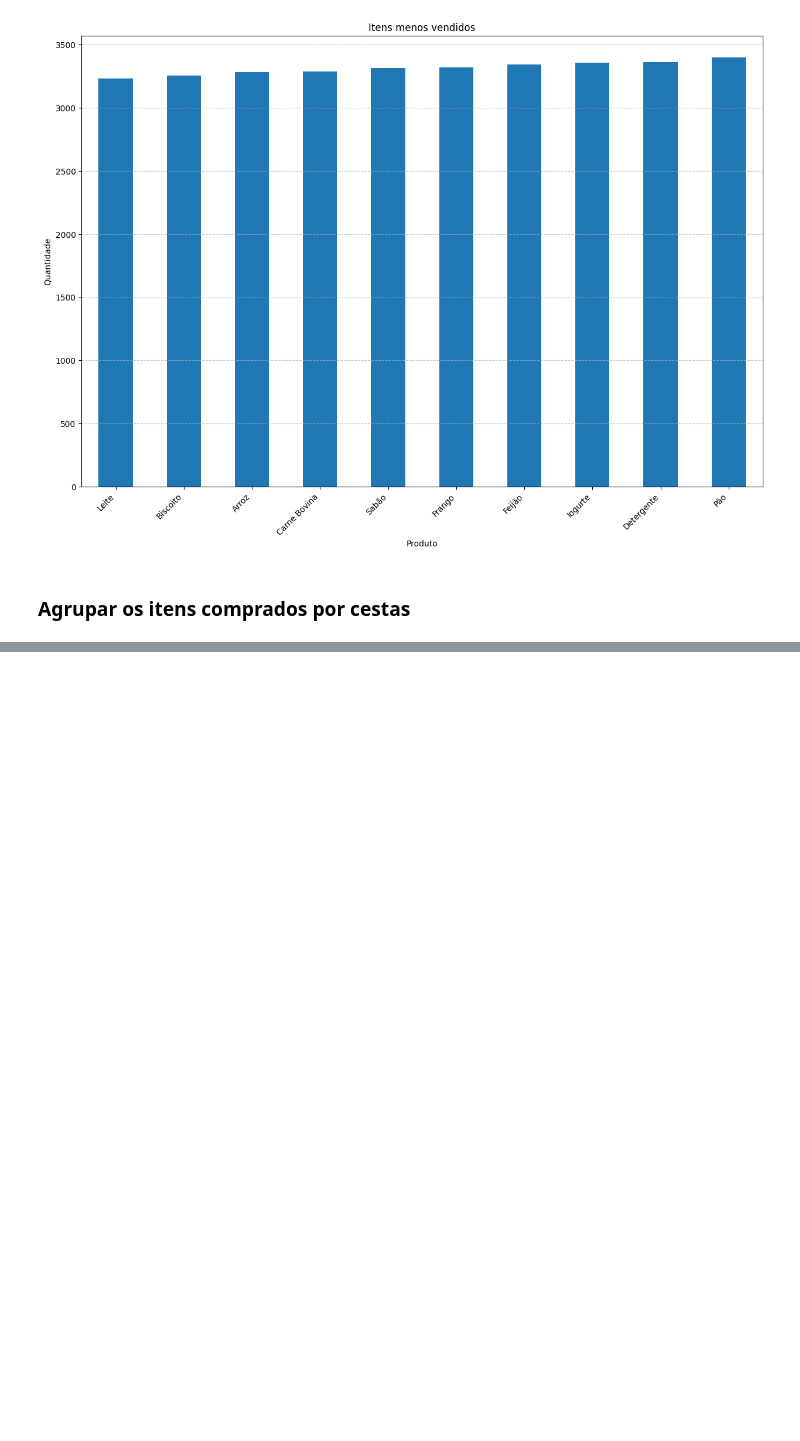
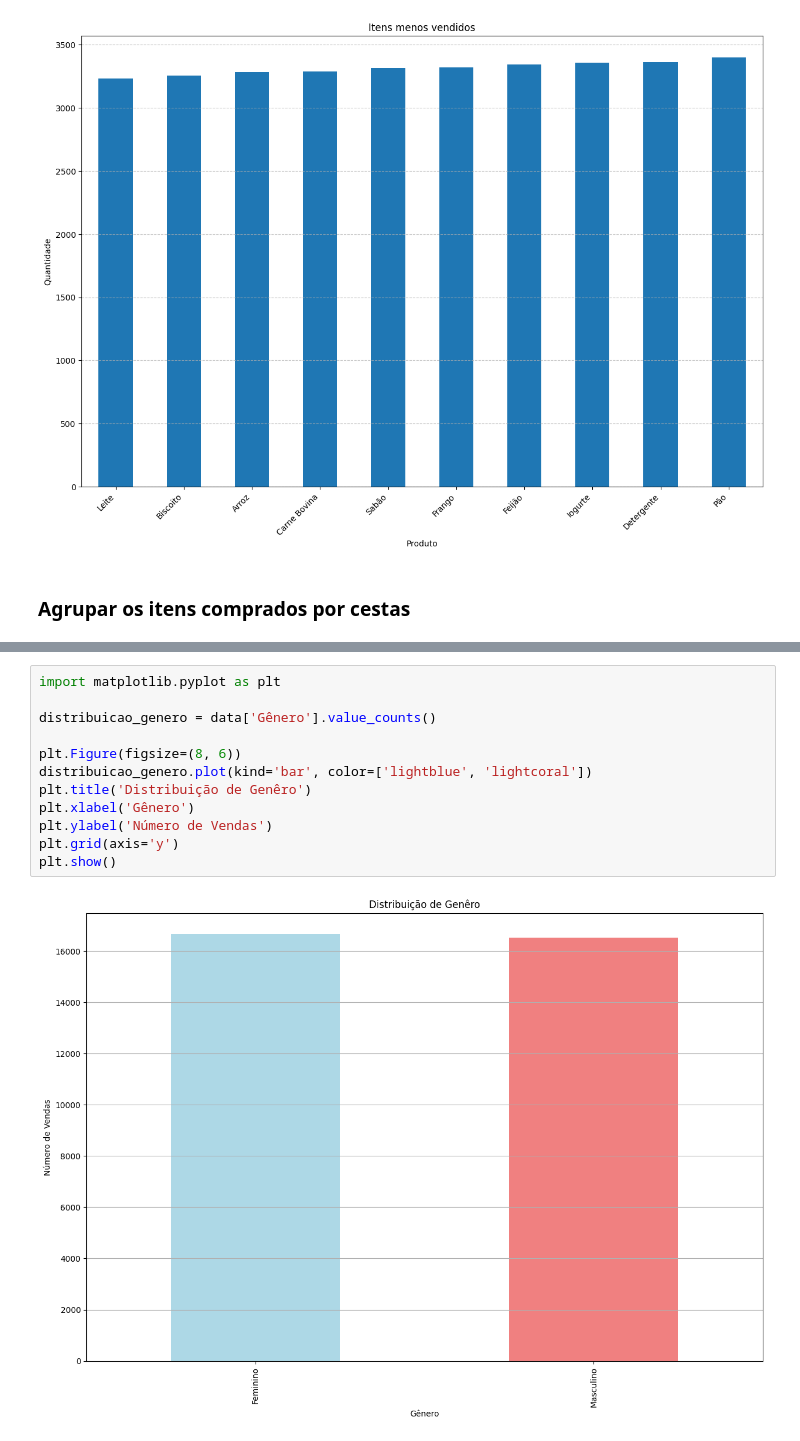
Before and after one commit to aasjunior/dsm6-md, a Jupyter notebook: aulas/vendas_supermercado/vendas_supermercado.ipynb, the cells around one changed output, grey strips where cells are left out. Drawn from its saved outputs; the diff is of its cells as text; blank space fills up the shorter version.

Commit message:
vendas_supermercado: grafico distribuição de gênero

```diff
--- a/aulas/vendas_supermercado/vendas_supermercado.ipynb
+++ b/aulas/vendas_supermercado/vendas_supermercado.ipynb
@@ -166,0 +226,14 @@ Combinações Comuns:
+# %%
+import matplotlib.pyplot as plt
+
+distribuicao_genero = data['Gênero'].value_counts()
+
+plt.Figure(figsize=(8, 6))
+distribuicao_genero.plot(kind='bar', color=['lightblue', 'lightcoral'])
+plt.title('Distribuição de Genêro')
+plt.xlabel('Gênero')
+plt.ylabel('Número de Vendas')
+plt.grid(axis='y')
+plt.show()
+# %% [output]
+[figure, added]
```
Also changed, not shown: parts of 4 cells of this notebook.
